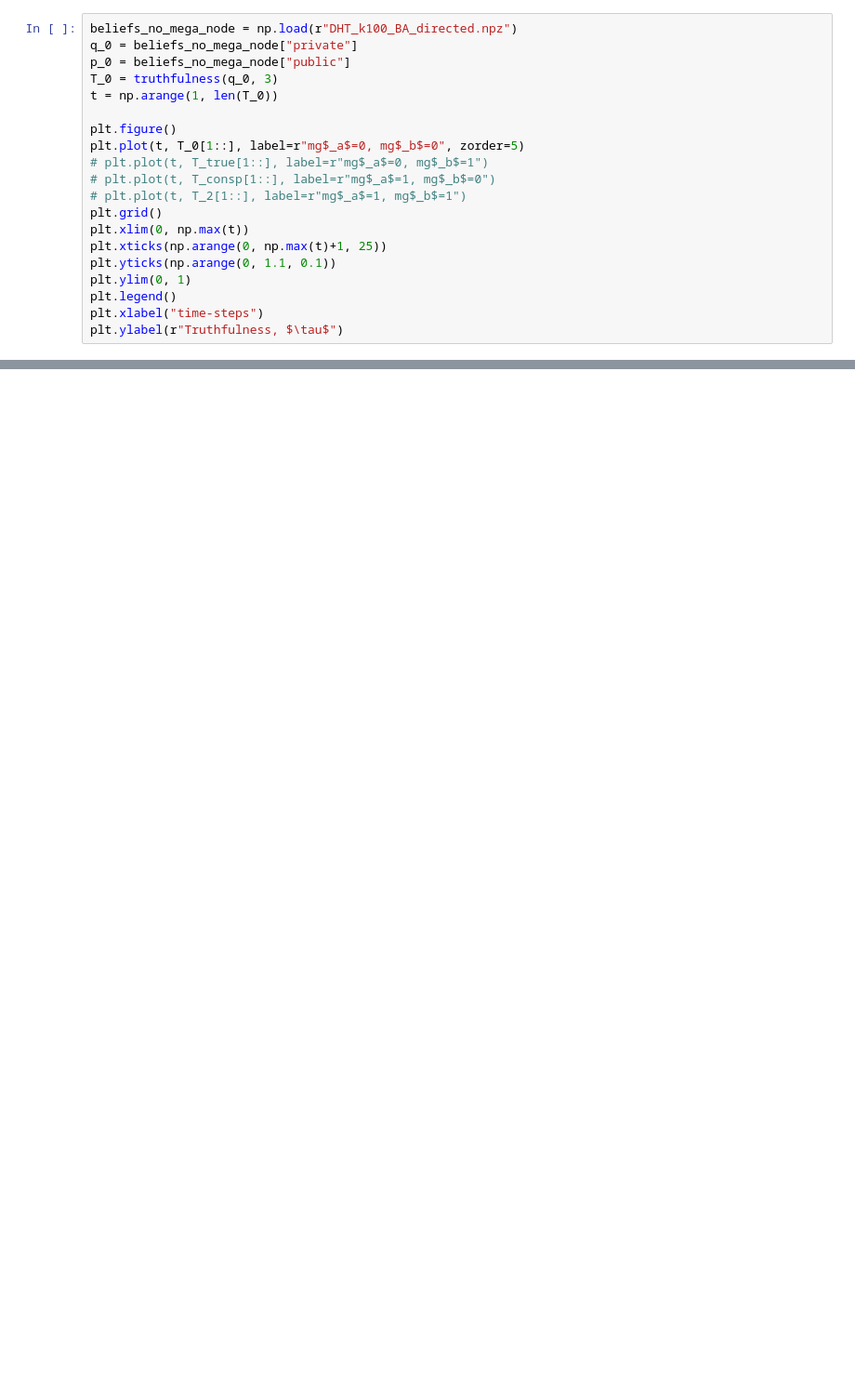
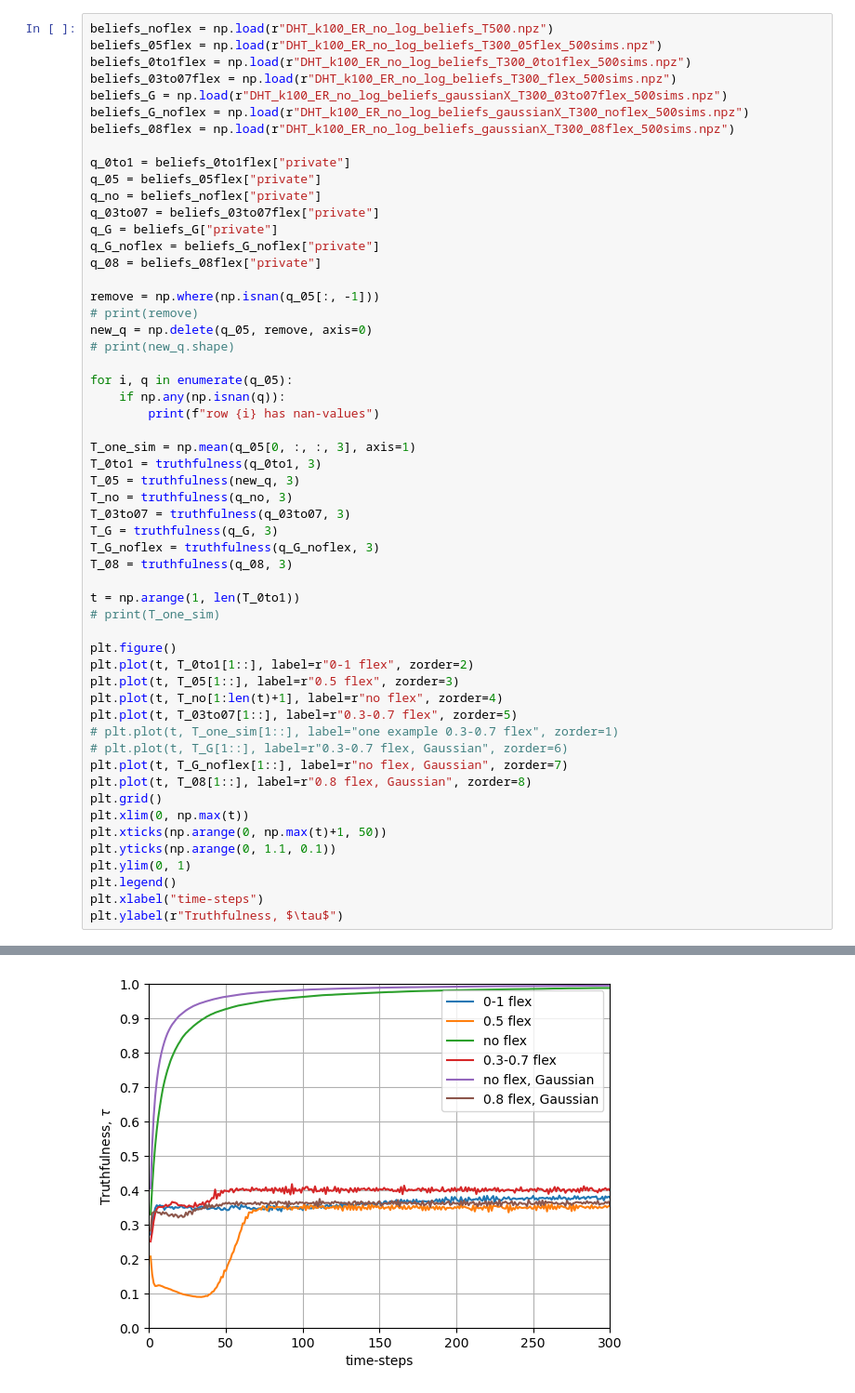
Before and after one commit to audun-sorheim/DHT-simulations-misinformation-propagation, a Jupyter notebook: process_results.ipynb, the cells around one changed output, grey strips where cells are left out. Shown: that part at 93% size. Cells and saved outputs as stored; diff of their text form; blank space fills up the shorter version.

```diff
--- a/process_results.ipynb
+++ b/process_results.ipynb
@@ -19,18 +18,53 @@ ImportError: cannot import name 'truthfulness' from 'metrics' (c:\Users\audso\On
 # %%
-beliefs_no_mega_node = np.load(r"DHT_k100_BA_directed.npz")
-q_0 = beliefs_no_mega_node["private"]
-p_0 = beliefs_no_mega_node["public"]
-T_0 = truthfulness(q_0, 3)
-t = np.arange(1, len(T_0))
+beliefs_noflex = np.load(r"DHT_k100_ER_no_log_beliefs_T500.npz")
+beliefs_05flex = np.load(r"DHT_k100_ER_no_log_beliefs_T300_05flex_500sims.npz")
+beliefs_0to1flex = np.load(r"DHT_k100_ER_no_log_beliefs_T300_0to1flex_500sims.npz")
+beliefs_03to07flex = np.load(r"DHT_k100_ER_no_log_beliefs_T300_flex_500sims.npz")
+beliefs_G = np.load(r"DHT_k100_ER_no_log_beliefs_gaussianX_T300_03to07flex_500sims.npz")
+beliefs_G_noflex = np.load(r"DHT_k100_ER_no_log_beliefs_gaussianX_T300_noflex_500sims.npz")
+beliefs_08flex = np.load(r"DHT_k100_ER_no_log_beliefs_gaussianX_T300_08flex_500sims.npz")
+
+q_0to1 = beliefs_0to1flex["private"]
+q_05 = beliefs_05flex["private"]
+q_no = beliefs_noflex["private"]
+q_03to07 = beliefs_03to07flex["private"]
+q_G = beliefs_G["private"]
+q_G_noflex = beliefs_G_noflex["private"]
+q_08 = beliefs_08flex["private"]
+
+remove = np.where(np.isnan(q_05[:, -1]))
+# print(remove)
+new_q = np.delete(q_05, remove, axis=0)
+# print(new_q.shape)
+
+for i, q in enumerate(q_05):
+    if np.any(np.isnan(q)):
+        print(f"row {i} has nan-values")
+
+T_one_sim = np.mean(q_05[0, :, :, 3], axis=1)
+T_0to1 = truthfulness(q_0to1, 3)
+T_05 = truthfulness(new_q, 3)
+T_no = truthfulness(q_no, 3)
+T_03to07 = truthfulness(q_03to07, 3)
+T_G = truthfulness(q_G, 3)
+T_G_noflex = truthfulness(q_G_noflex, 3)
+T_08 = truthfulness(q_08, 3)
+
+t = np.arange(1, len(T_0to1))
+# print(T_one_sim)
 
 plt.figure()
-plt.plot(t, T_0[1::], label=r"mg$_a$=0, mg$_b$=0", zorder=5)
-# plt.plot(t, T_true[1::], label=r"mg$_a$=0, mg$_b$=1")
-# plt.plot(t, T_consp[1::], label=r"mg$_a$=1, mg$_b$=0")
-# plt.plot(t, T_2[1::], label=r"mg$_a$=1, mg$_b$=1")
+plt.plot(t, T_0to1[1::], label=r"0-1 flex", zorder=2)
+plt.plot(t, T_05[1::], label=r"0.5 flex", zorder=3)
+plt.plot(t, T_no[1:len(t)+1], label=r"no flex", zorder=4)
+plt.plot(t, T_03to07[1::], label=r"0.3-0.7 flex", zorder=5)
+# plt.plot(t, T_one_sim[1::], label="one example 0.3-0.7 flex", zorder=1)
+# plt.plot(t, T_G[1::], label=r"0.3-0.7 flex, Gaussian", zorder=6)
+plt.plot(t, T_G_noflex[1::], label=r"no flex, Gaussian", zorder=7)
+plt.plot(t, T_08[1::], label=r"0.8 flex, Gaussian", zorder=8)
 plt.grid()
 plt.xlim(0, np.max(t))
-plt.xticks(np.arange(0, np.max(t)+1, 25))
+plt.xticks(np.arange(0, np.max(t)+1, 50))
 plt.yticks(np.arange(0, 1.1, 0.1))
 plt.ylim(0, 1)
 plt.legend()
@@ -40,0 +78 @@ NameError: name 'truthfulness' is not defined
+[figure, added]
```
Also changed, not shown: parts of 8 cells of this notebook, 3 other files.
